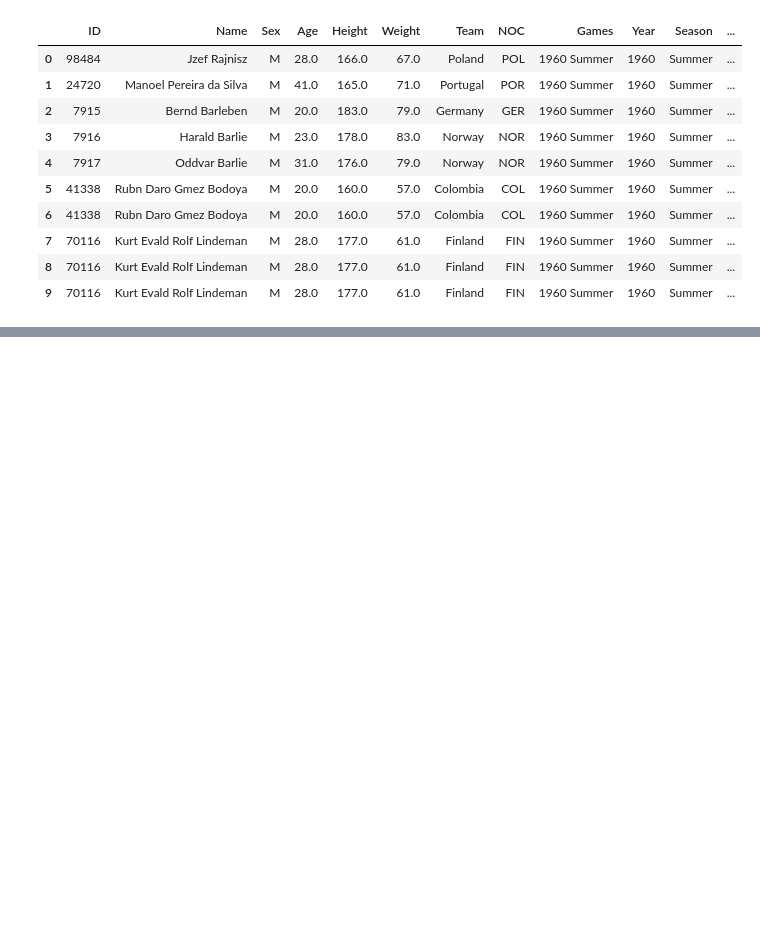
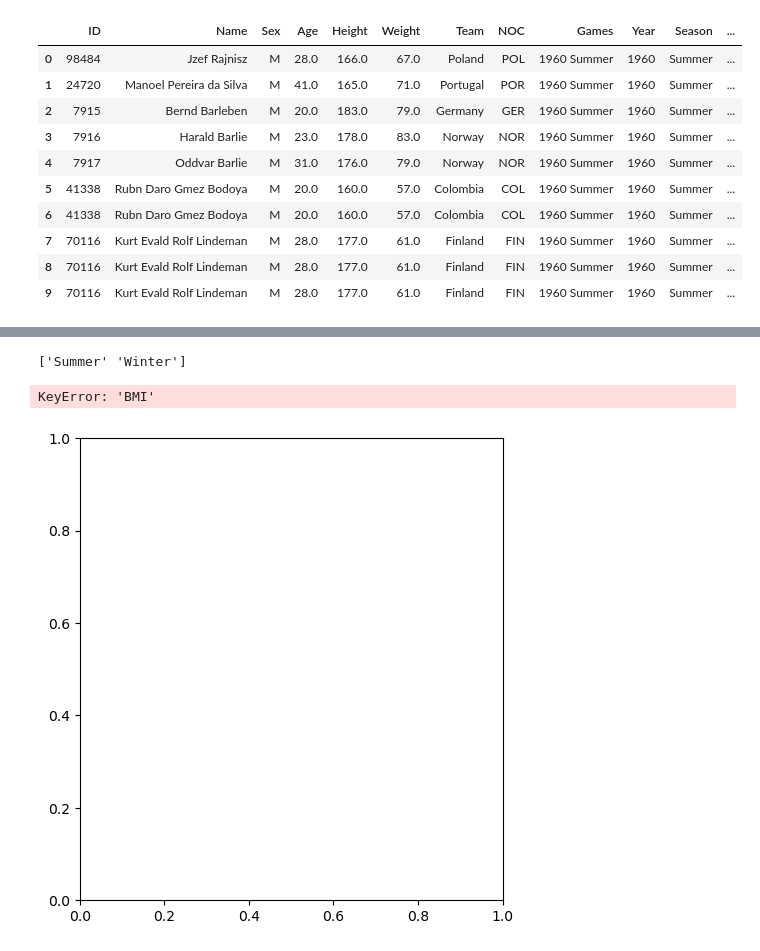
Before and after one commit to arroyo-jorge16/project_1_group_3, a Jupyter notebook: jorge_work/Project_1.ipynb, the cells around one changed output, grey strips where cells are left out. Saved outputs shown, nothing was run; the diff lists cells and outputs as text; code cells hidden in the pictures; blank space fills up the shorter version.

```diff
--- a/jorge_work/Project_1.ipynb
+++ b/jorge_work/Project_1.ipynb
@@ -103,5 +107,0 @@ plt.figure(figsize=(10,6))
-# %%
-df['Sport'] = pd.to_numeric(df['Column_Name'], errors='coerce')
-# %%
-# Convert the 'sport' column from a string to a float
-df['Sport'] = df['Sport'].astype(float)
@@ -117,0 +108,9 @@ Correlation between Weight and Outcome: nan
+# %%
+# make a dataframe including BMI for summer and winter distribution
+
+selected_columns = ['Season', 'Sport']
+height_weight_df = df[selected_columns]
+
+df2 = pd.concat([height_weight_df, bmi_df], axis=1)
+
+df2.head(20)
@@ -117,0 +157,32 @@ Correlation between Weight and Outcome: nan
+# %%
+unique_values = df['Season'].unique()
+print(unique_values)
+# %% [output]
+['Summer' 'Winter']
+# %%
+df2 = pd.concat([height_weight_df, bmi_df], axis=1)
+
+# Create separate DataFrames for each season
+winter_data = df2[df2['Season'] == 'Winter']
+summer_data = df2[df2['Season'] == 'Summer']
+
+# Create scatter plots for BMI vs. Weight in Winter and Summer seasons
+plt.figure(figsize=(12, 6))
+
+plt.subplot(1, 2, 1)
+plt.scatter(winter_data['Season'], winter_data['BMI'], color='blue', alpha=0.7)
+plt.title('BMI vs. Weight in Winter Season')
+plt.xlabel('Weight')
+plt.ylabel('BMI')
+
+plt.subplot(1, 2, 2)
+plt.scatter(summer_data['Season'], summer_data['BMI'], color='orange', alpha=0.7)
+plt.title('BMI vs. Weight in Summer Season')
+plt.xlabel('Weight')
+plt.ylabel('BMI')
+
+plt.tight_layout()
+plt.show()
+# %% [output]
+KeyError: 'BMI'
+[figure, added]
```
Also changed, not shown: parts of 11 cells of this notebook.
